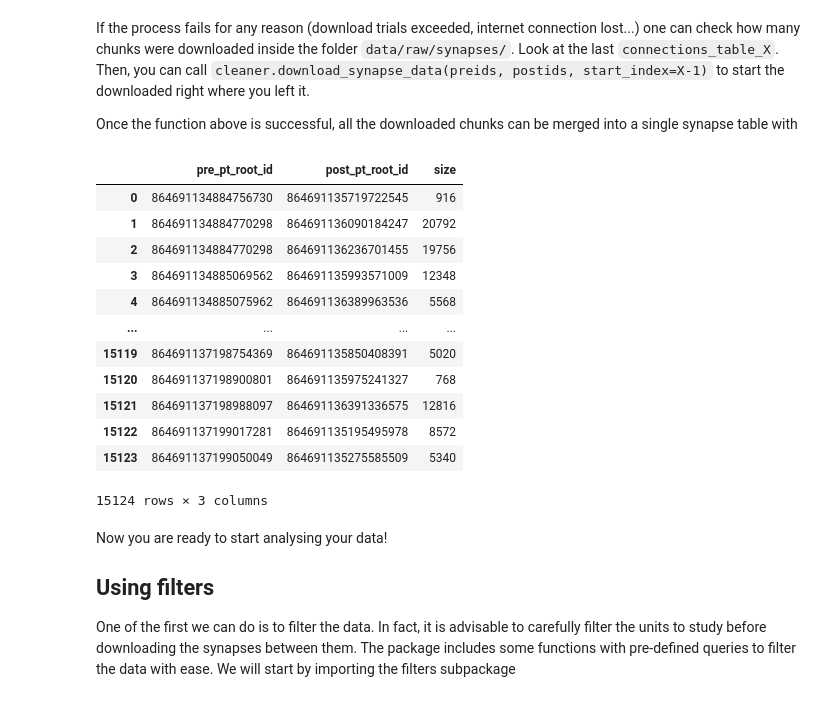
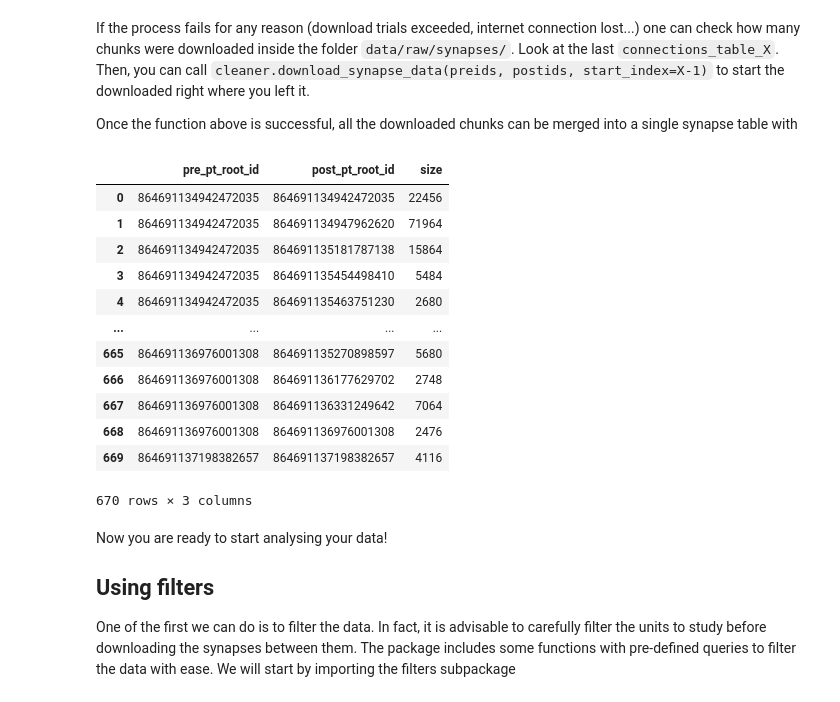
Before and after one commit to MICrONS-Milano-CoLab/MICrONS-datacleaner, a Jupyter notebook: tutorial/basic-tutorial.ipynb, the cells around one changed output. Cells and saved outputs as stored; diff of their text form; code cells hidden in the pictures.

Commit message:
Improvements over access to functional data, YAML config files, improved tutorial

```diff
--- a/tutorial/basic-tutorial.ipynb
+++ b/tutorial/basic-tutorial.ipynb
@@ -132,22 +111,22 @@ Once the function above is successful, all the downloaded chunks can be merged i
 # %%
 cleaner.merge_synapses(syn_table_name="example_merged_synapses")
 # %%
-synapses = pd.read_csv("../data/1300/raw/example_merged_synapses.csv")
+synapses = pd.read_csv("../data/1718/raw/example_merged_synapses.csv")
 synapses
 # %% [output]
 |  | pre_pt_root_id | post_pt_root_id | size |
-| 0 | 864691134884756730 | 864691135719722545 | 916 |
-| 1 | 864691134884770298 | 864691136090184247 | 20792 |
-| 2 | 864691134884770298 | 864691136236701455 | 19756 |
-| 3 | 864691134885069562 | 864691135993571009 | 12348 |
-| 4 | 864691134885075962 | 864691136389963536 | 5568 |
+| 0 | 864691134942472035 | 864691134942472035 | 22456 |
+| 1 | 864691134942472035 | 864691134947962620 | 71964 |
+| 2 | 864691134942472035 | 864691135181787138 | 15864 |
+| 3 | 864691134942472035 | 864691135454498410 | 5484 |
+| 4 | 864691134942472035 | 864691135463751230 | 2680 |
 | ... | ... | ... | ... |
-| 15119 | 864691137198754369 | 864691135850408391 | 5020 |
-| 15120 | 864691137198900801 | 864691135975241327 | 768 |
-| 15121 | 864691137198988097 | 864691136391336575 | 12816 |
-| 15122 | 864691137199017281 | 864691135195495978 | 8572 |
-| 15123 | 864691137199050049 | 864691135275585509 | 5340 |
+| 665 | 864691136976001308 | 864691135270898597 | 5680 |
+| 666 | 864691136976001308 | 864691136177629702 | 2748 |
+| 667 | 864691136976001308 | 864691136331249642 | 7064 |
+| 668 | 864691136976001308 | 864691136976001308 | 2476 |
+| 669 | 864691137198382657 | 864691137198382657 | 4116 |
-15124 rows × 3 columns
+670 rows × 3 columns
 # %% [markdown]
 Now you are ready to start analysing your data!
 
```
Also changed, not shown: parts of 25 cells of this notebook, 6 other files.
